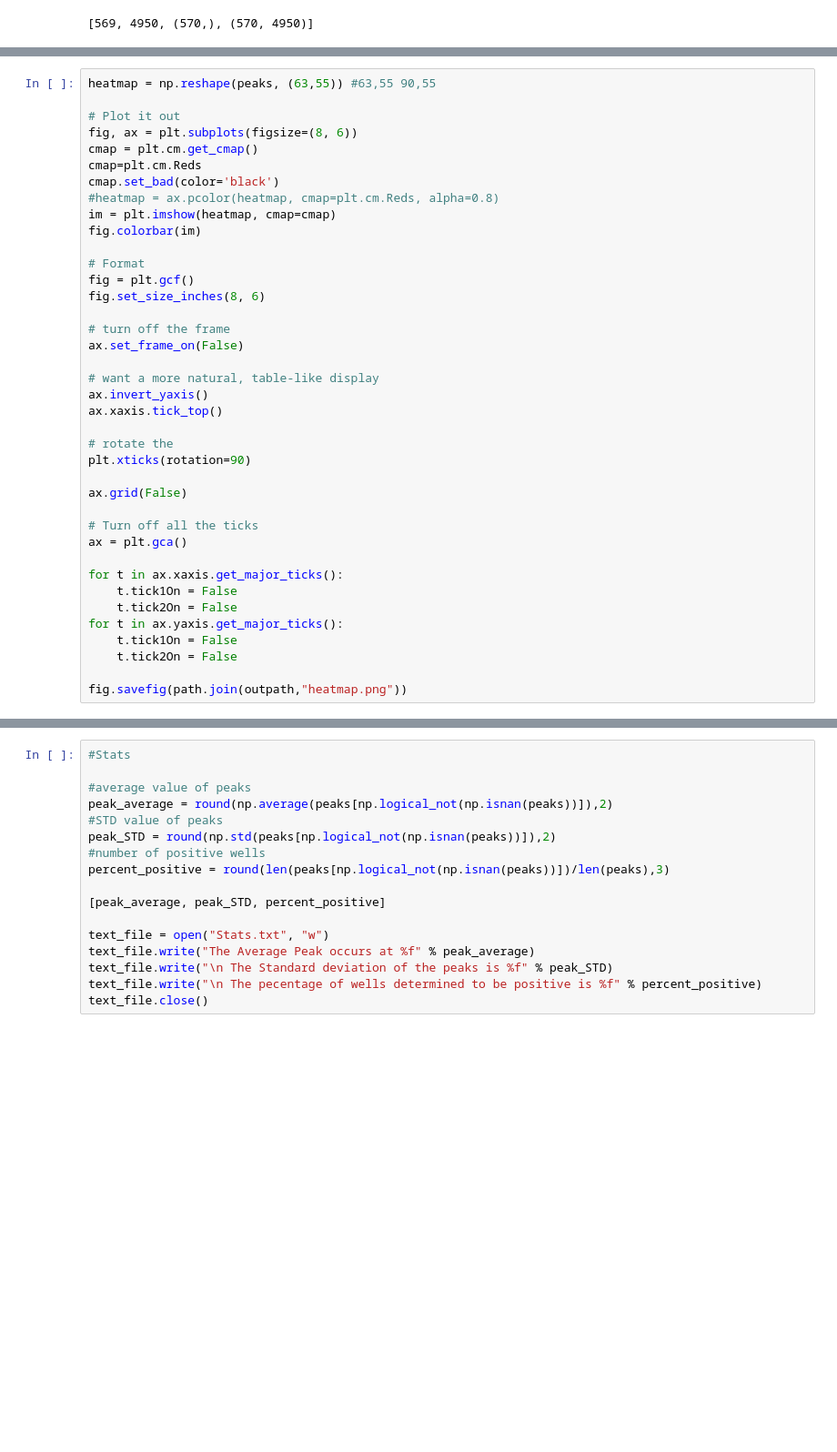
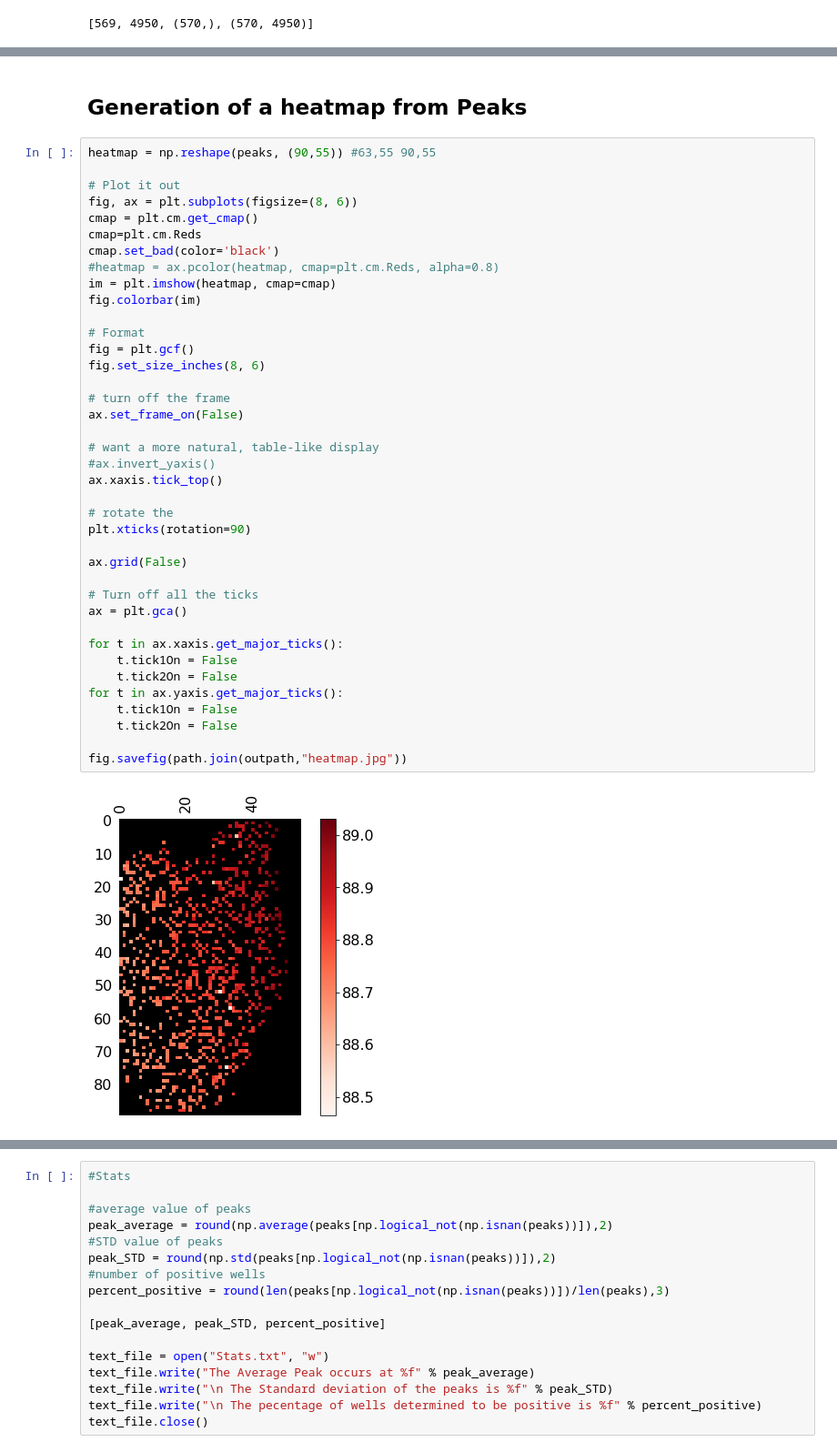
Before and after one commit to dgaddes/HRM, a Jupyter notebook: HRM Analysis.ipynb, the cells around one changed output, grey strips where cells are left out. Shown at 91% size. Saved outputs shown, nothing was run; the diff lists cells and outputs as text; blank space fills up the shorter version.

```diff
--- a/HRM Analysis.ipynb
+++ b/HRM Analysis.ipynb
@@ -112,5 +149,7 @@ sum(i > 0.45 for i in time_series_normalized.T[1]/time_series_normalized.T[1].ma
+# %% [markdown]
+## Generation of a heatmap from Peaks
 # %%
-heatmap = np.reshape(peaks, (63,55)) #63,55 90,55
+heatmap = np.reshape(peaks, (90,55)) #63,55 90,55
 
 # Plot it out
 fig, ax = plt.subplots(figsize=(8, 6))
@@ -119,32 +158,34 @@ cmap=plt.cm.Reds
 cmap.set_bad(color='black')
 #heatmap = ax.pcolor(heatmap, cmap=plt.cm.Reds, alpha=0.8)
 im = plt.imshow(heatmap, cmap=cmap)
 fig.colorbar(im)
 
 # Format
 fig = plt.gcf()
 fig.set_size_inches(8, 6)
 
 # turn off the frame
 ax.set_frame_on(False)
 
 # want a more natural, table-like display
-ax.invert_yaxis()
+#ax.invert_yaxis()
 ax.xaxis.tick_top()
 
 # rotate the
 plt.xticks(rotation=90)
 
 ax.grid(False)
 
 # Turn off all the ticks
 ax = plt.gca()
 
 for t in ax.xaxis.get_major_ticks():
     t.tick1On = False
     t.tick2On = False
 for t in ax.yaxis.get_major_ticks():
     t.tick1On = False
     t.tick2On = False
 
-fig.savefig(path.join(outpath,"heatmap.png"))
+fig.savefig(path.join(outpath,"heatmap.jpg"))
+# %% [output]
+[figure, added]
```
Also changed, not shown: parts of 22 cells of this notebook, 17 other files.
